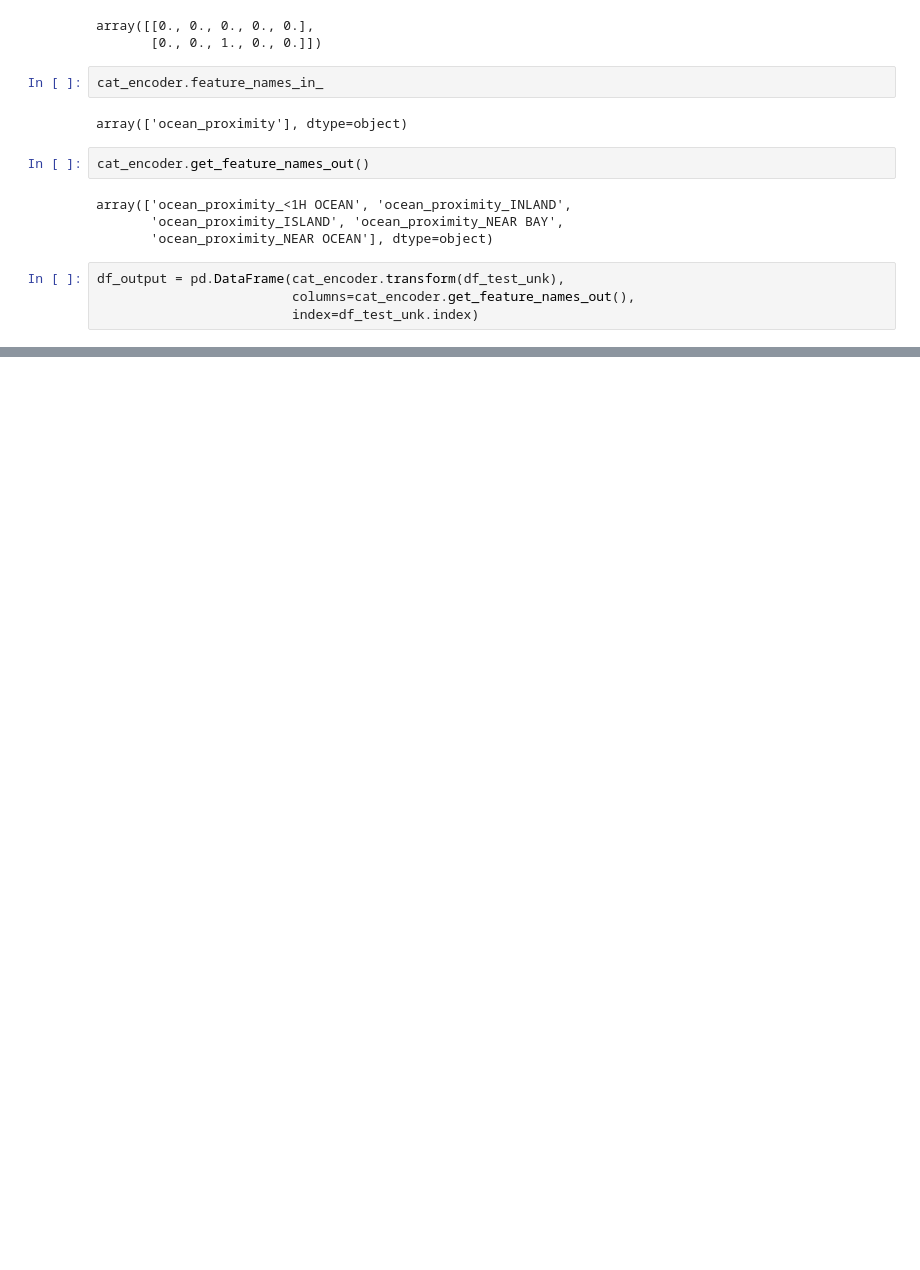
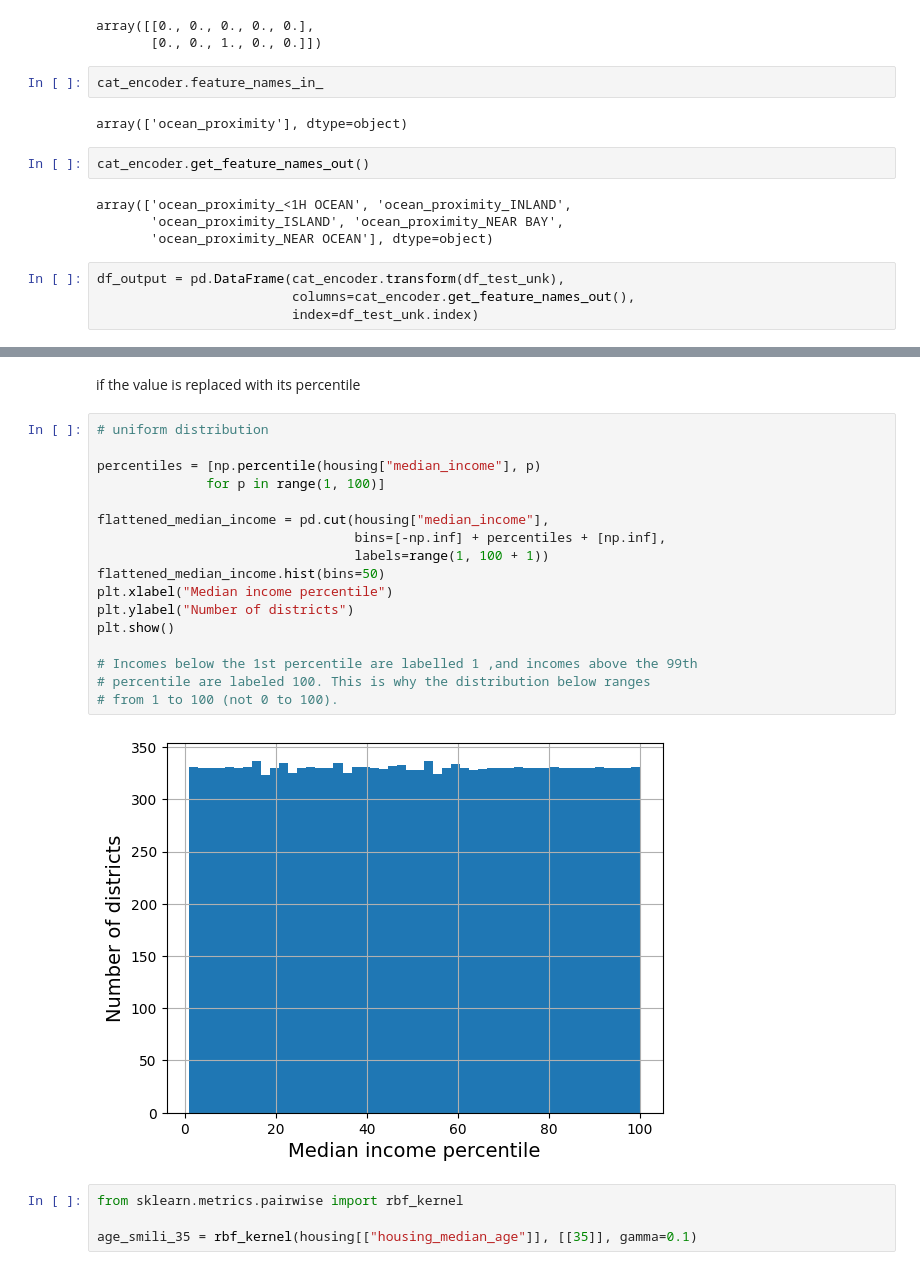
Before and after one commit to Wil1756/House-Price-Predictions, a Jupyter notebook: Housing_Price_Predictor.ipynb, the cells around one changed output, grey strips where cells are left out. Saved outputs shown, nothing was run; the diff lists cells and outputs as text; blank space fills up the shorter version.

```diff
--- a/Housing_Price_Predictor.ipynb
+++ b/Housing_Price_Predictor.ipynb
@@ -634,0 +655,25 @@ df_output = pd.DataFrame(cat_encoder.transform(df_test_unk),
+# %% [markdown]
+if the value is replaced with its percentile
+# %%
+# uniform distribution
+
+percentiles = [np.percentile(housing["median_income"], p)
+              for p in range(1, 100)]
+
+flattened_median_income = pd.cut(housing["median_income"],
+                                 bins=[-np.inf] + percentiles + [np.inf],
+                                 labels=range(1, 100 + 1))
+flattened_median_income.hist(bins=50)
+plt.xlabel("Median income percentile")
+plt.ylabel("Number of districts")
+plt.show()
+
+# Incomes below the 1st percentile are labelled 1 ,and incomes above the 99th
+# percentile are labeled 100. This is why the distribution below ranges
+# from 1 to 100 (not 0 to 100).
+# %% [output]
+[figure, added]
+# %%
+from sklearn.metrics.pairwise import rbf_kernel
+
+age_smili_35 = rbf_kernel(housing[["housing_median_age"]], [[35]], gamma=0.1)
```
Also changed, not shown: parts of 10 cells of this notebook.
